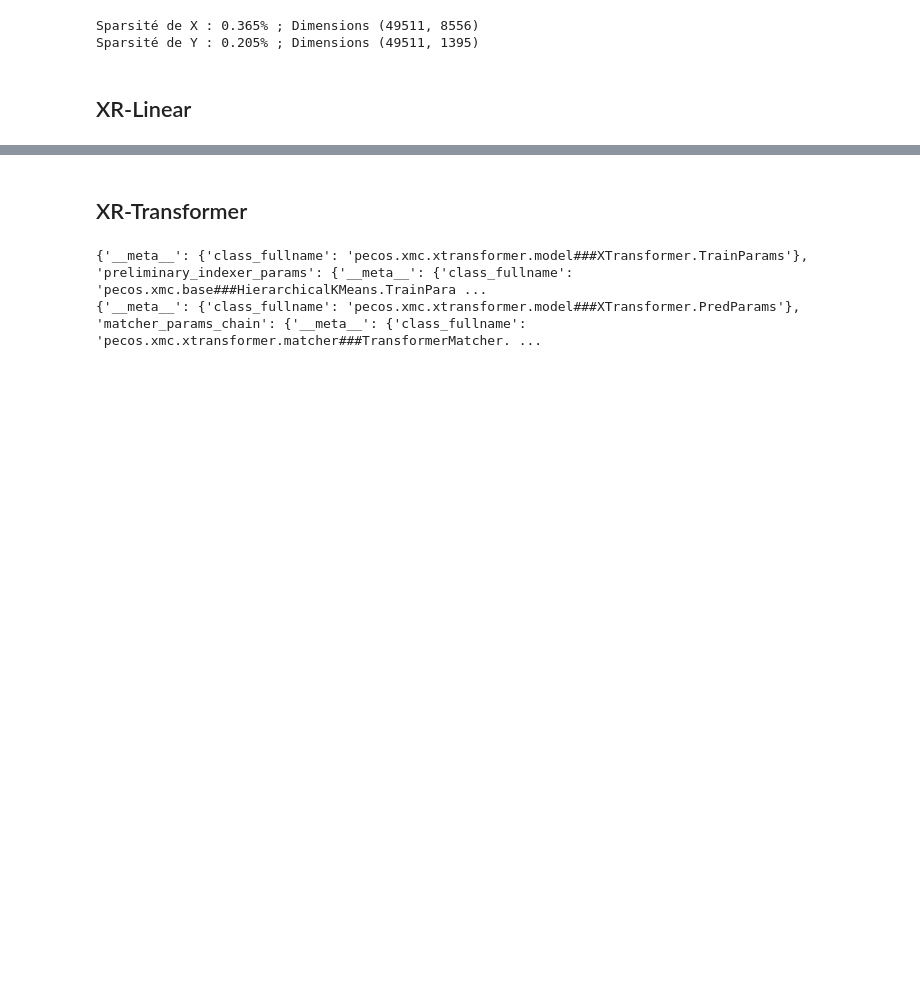
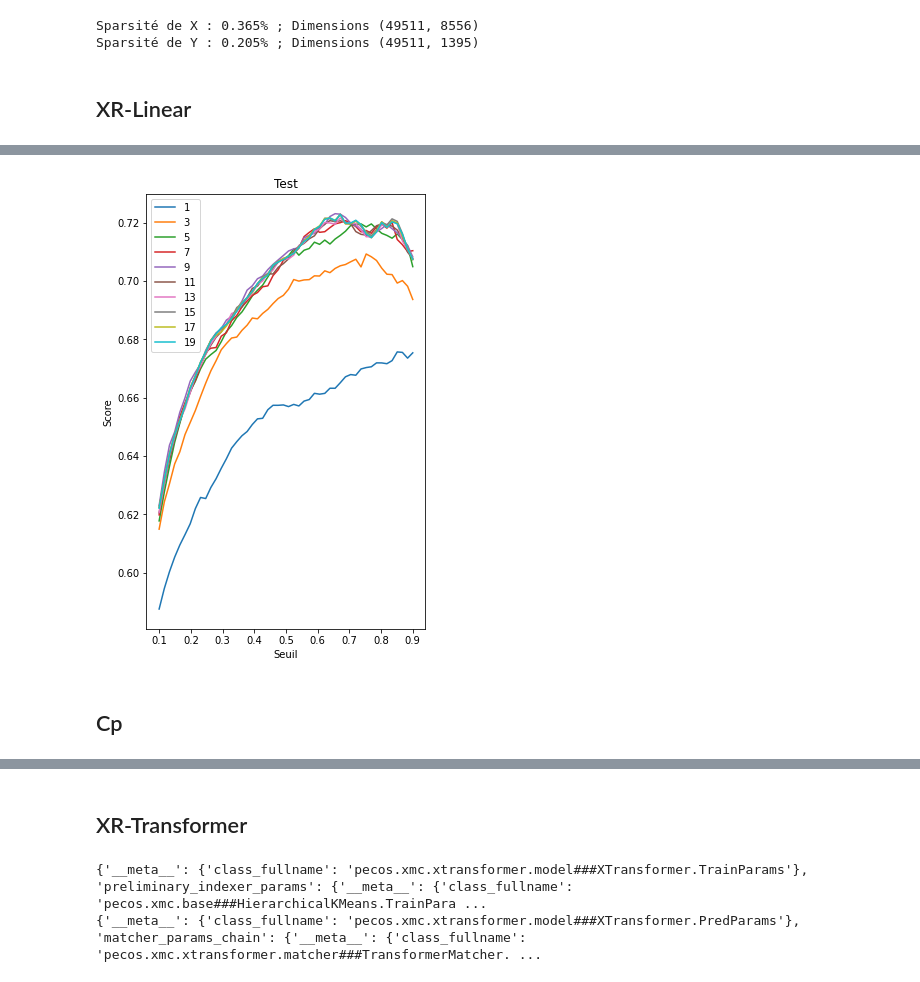
Before and after one commit to mGolos/Machine-Learning-Examples, a Jupyter notebook: examples/question_tagging/Pecos.ipynb, the cells around one changed output, grey strips where cells are left out. Drawn from its saved outputs; the diff is of its cells as text; code cells hidden in the pictures; blank space fills up the shorter version.

Commit message:
playing with pecos

```diff
--- a/examples/question_tagging/Pecos.ipynb
+++ b/examples/question_tagging/Pecos.ipynb
@@ -80,11 +87,3 @@ Sparsité de X : 0.365% ; Dimensions (49511, 8556)
 Sparsité de Y : 0.205% ; Dimensions (49511, 1395)
 # %% [markdown]
 ## XR-Linear
-# %%
-%%time
-from pecos.xmc.xlinear.model import XLinearModel
-# label_feat = LabelEmbeddingFactory.create(Y_train, X_train)
-# cluster_chain = Indexer.gen(label_feat)
-xlm = XLinearModel.train(X_train, Y_train)  # , C=cluster_chain)
-xlm.save("XR-Linear")
-xlm = XLinearModel.load("XR-Linear", is_predict_only=False)
@@ -93,0 +113,16 @@ Wall time: 25.9 s
+# %%
+%%time
+results_test = []
+params = range(1,20, 2)
+for p in params:
+    train_params = XLinearModel.TrainParams.from_dict({}, recursive=True)
+    train_params.nr_splits = 16  # 16 number of splits used to construct indexer hierarchy if C is not a complete chain
+    train_params.rel_mode = 'disable'  # 'disable' mode to use relevance score for cost sensitive learning
+    train_params.hlm_args.model_chain.threshold = 0.1  # 0.1 sparsify the final model by eliminating all entrees with abs value less than threshold.learning
+    train_params.hlm_args.model_chain.Cp = 1.0  # 1.0, positive penalty parameter
+    train_params.hlm_args.model_chain.max_iter = p  # 100
+    train_params.hlm_args.model_chain.eps = 0.1  # 0.1
+    train_params.hlm_args.model_chain.bias = 1.0  # 1.0
+
+    xlm = XLinearModel.train(X_train, Y_train, C=None, train_params=train_params)
+    results_test.append( xlm.predict(X_test) )
@@ -93,0 +132,19 @@ Wall time: 25.9 s
+# %%
+rangeX = np.linspace(0.1,0.9,50)
+plt.figure(figsize=(5,8))
+for i, p in enumerate(params):
+    scores_train, scores_test = [], []
+    for threshold in rangeX:
+        scores_test.append(metrics.precision_score(Y_test, results_test[i] > threshold, average='weighted'))
+
+    plt.plot(rangeX, scores_test, label=str(p))
+
+plt.title('Test')
+plt.xlabel('Seuil')
+plt.ylabel('Score')
+plt.legend()
+plt.show()
+# %% [output]
+[figure, added]
+# %% [markdown]
+## Cp
```
Also changed, not shown: parts of 27 cells of this notebook.
